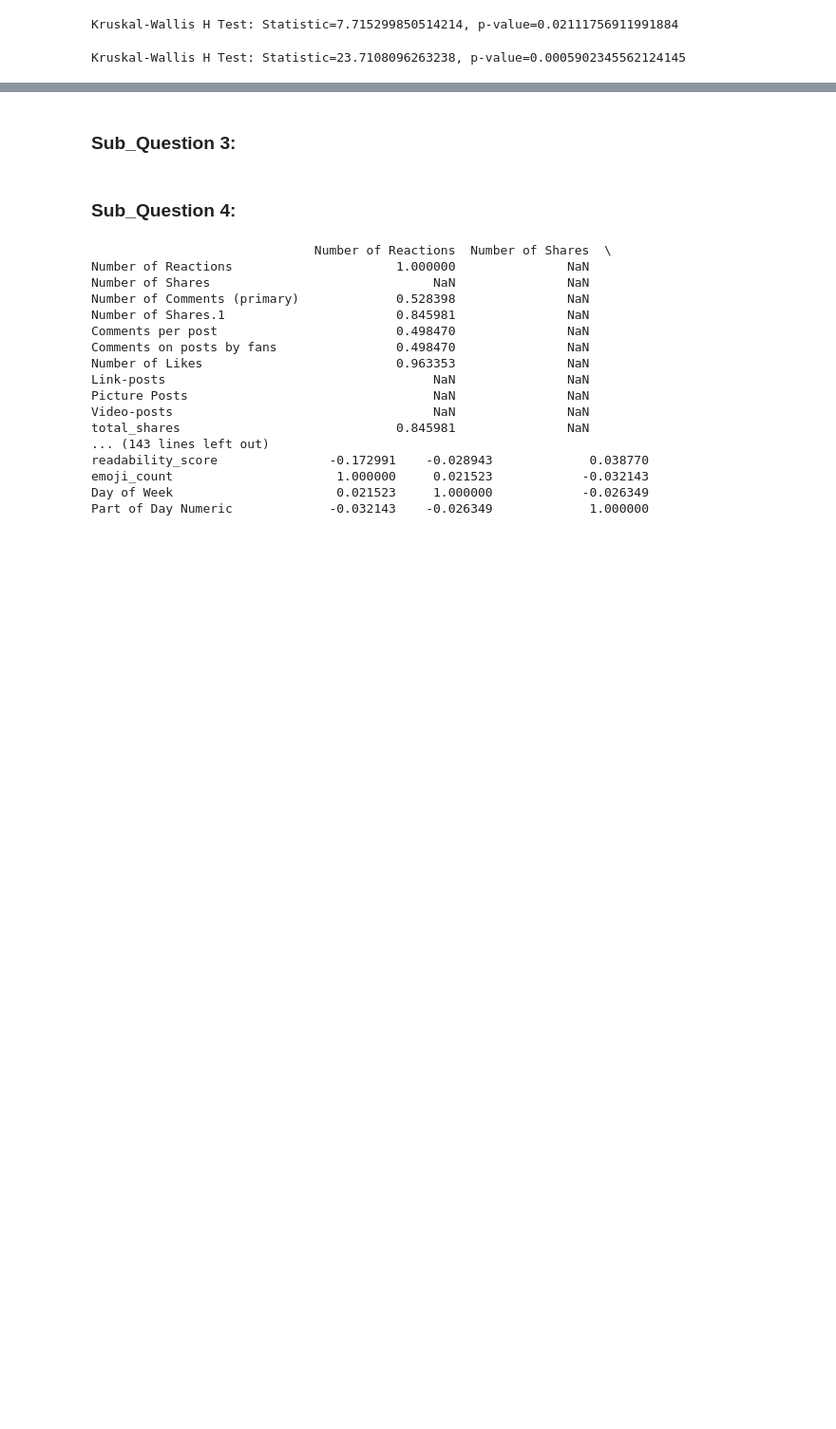
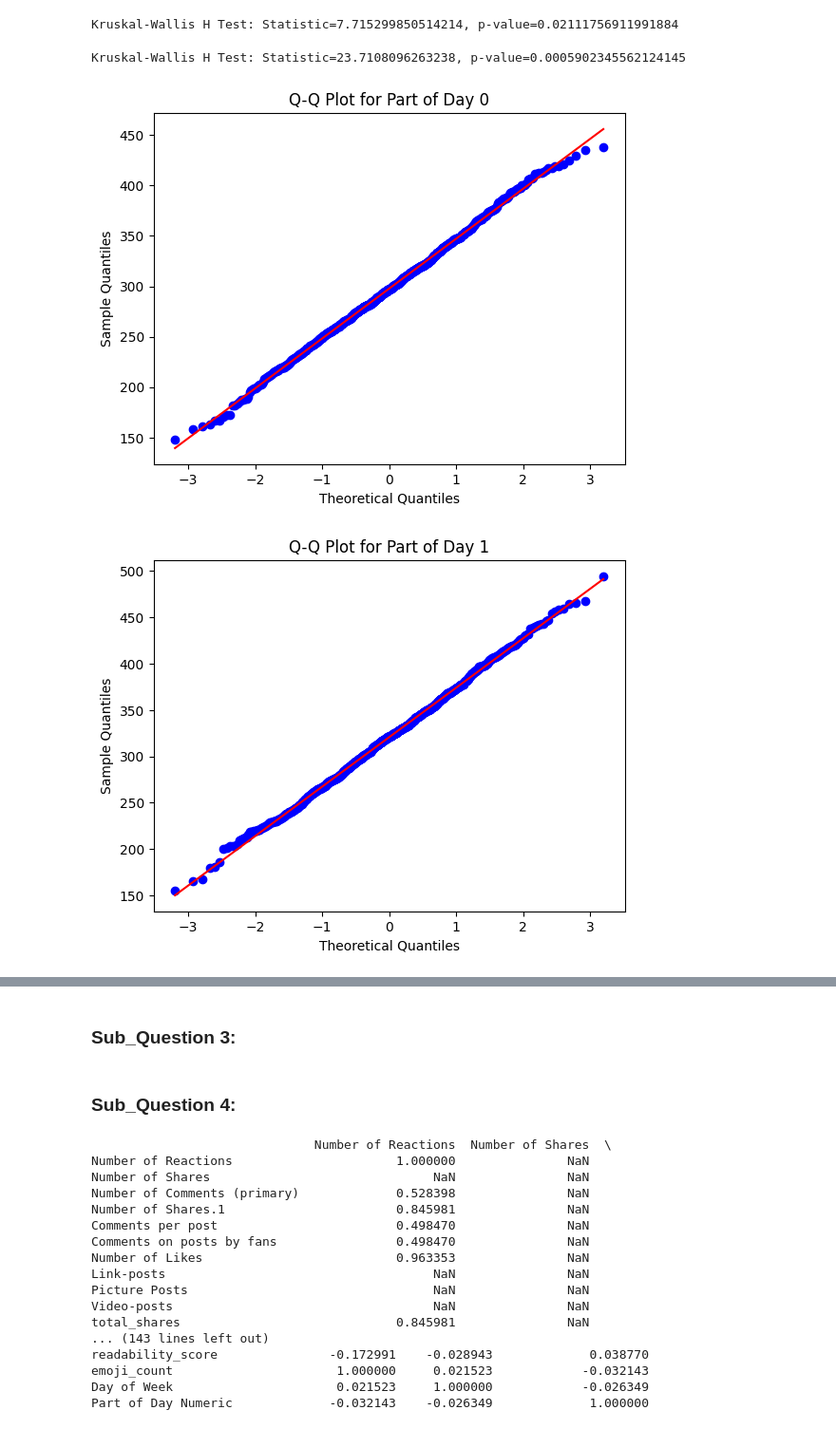
Before and after one commit to alvaarro/DigitalMarketingStrategy, a Jupyter notebook: Dataframes.ipynb, the cells around one changed output, grey strips where cells are left out. Shown at 95% size. Saved outputs shown, nothing was run; the diff lists cells and outputs as text; code cells hidden in the pictures; blank space fills up the shorter version.

```diff
--- a/Dataframes.ipynb
+++ b/Dataframes.ipynb
@@ -555,3 +555,71 @@ stat, p = kruskal(scores_monday, scores_tuesday, scores_wensday,scores_tursday,
 print(f"Kruskal-Wallis H Test: Statistic={stat}, p-value={p}")
 # %% [output]
 Kruskal-Wallis H Test: Statistic=23.7108096263238, p-value=0.0005902345562124145
+# %%
+from scipy import stats
+# Correcting the data generation to match the expected length for the DataFrame construction
+np.random.seed(0)  # For reproducibility
+
+# Define the number of samples per group
+n_samples = 1000
+
+# Generate random normally distributed data for engagement scores for each part of the day
+morning_scores = np.random.normal(loc=300, scale=50, size=n_samples)
+afternoon_scores = np.random.normal(loc=320, scale=55, size=n_samples)
+evening_scores = np.random.normal(loc=310, scale=45, size=n_samples)
+night_scores = np.random.normal(loc=290, scale=60, size=n_samples)
+
+# Combine the scores into a single array
+part_of_day_scores = np.concatenate([morning_scores, afternoon_scores, evening_scores, night_scores])
+
+# Generate a 'Part of Day Numeric' identifier for the data
+part_of_day_numeric = np.array([0] * n_samples + [1] * n_samples + [2] * n_samples + [3] * n_samples)
+
+# Generate random normally distributed data for engagement scores for each day of the week
+monday_scores = np.random.normal(loc=300, scale=50, size=n_samples)
+tuesday_scores = np.random.normal(loc=320, scale=55, size=n_samples)
+wednesday_scores = np.random.normal(loc=310, scale=45, size=n_samples)
+thursday_scores = np.random.normal(loc=320, scale=50, size=n_samples)
+friday_scores = np.random.normal(loc=330, scale=60, size=n_samples)
+saturday_scores = np.random.normal(loc=290, scale=70, size=n_samples)
+sunday_scores = np.random.normal(loc=300, scale=60, size=n_samples)
+
+# Combine the scores into a single array
+day_of_week_scores = np.concatenate([monday_scores, tuesday_scores, wednesday_scores,
+                                     thursday_scores, friday_scores, saturday_scores, sunday_scores])
+
+# Generate a 'Day of Week' identifier for the data
+day_of_week_numeric = np.array([0] * n_samples + [1] * n_samples + [2] * n_samples + [3] * n_samples +
+                                [4] * n_samples + [5] * n_samples + [6] * n_samples)
+
+# Now we have two sets of data with matching lengths, we can create the DataFrame
+df_part_of_day = pd.DataFrame({
+    'Part of Day Numeric': part_of_day_numeric,
+    'Unweighted_Engagement_Score': part_of_day_scores
+})
+
+df_day_of_week = pd.DataFrame({
+    'Day of Week': day_of_week_numeric,
+    'Unweighted_Engagement_Score': day_of_week_scores
+})
+
+# Function to create and display Q-Q plots
+def qq_plot(data, title):
+    stats.probplot(data, dist="norm", plot=plt)
+    plt.title(title)
+    plt.xlabel('Theoretical Quantiles')
+    plt.ylabel('Sample Quantiles')
+    plt.show()
+
+# Q-Q plots for each part of the day
+for i in range(4):
+    scores = df_part_of_day[df_part_of_day['Part of Day Numeric'] == i]['Unweighted_Engagement_Score']
+    qq_plot(scores, f'Q-Q Plot for Part of Day {i}')
+
+# Q-Q plots for each day of the week
+for i in range(7):
+    scores = df_day_of_week[df_day_of_week['Day of Week'] == i]['Unweighted_Engagement_Score']
+    qq_plot(scores, f'Q-Q Plot for Day of Week {i}')
+# %% [output]
+[figure, added]
+[figure, added]
```
Also changed, not shown: parts of 2 cells of this notebook.
